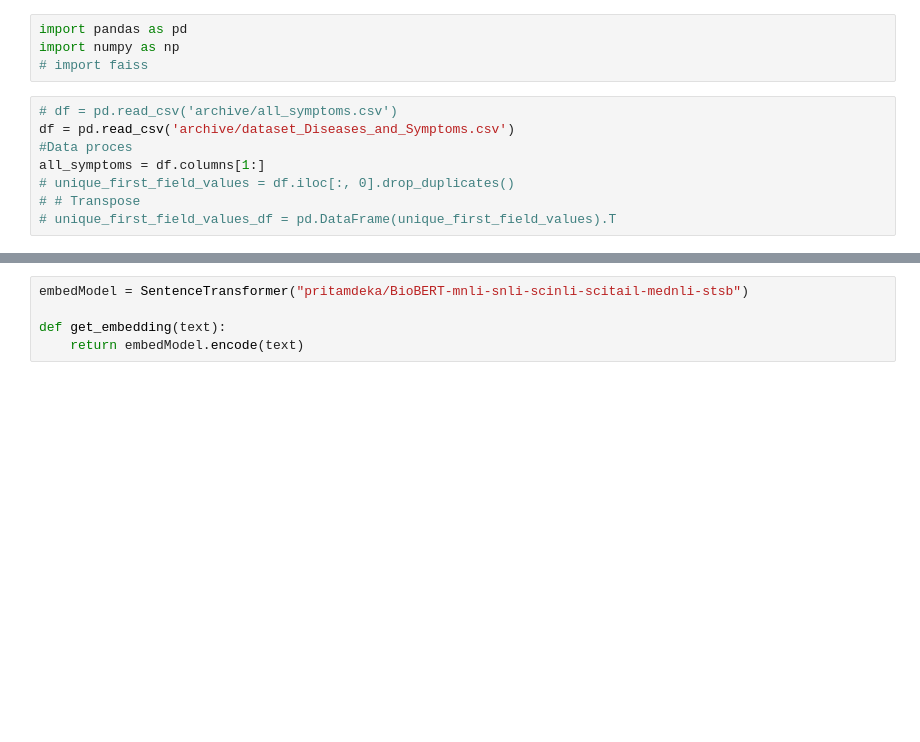
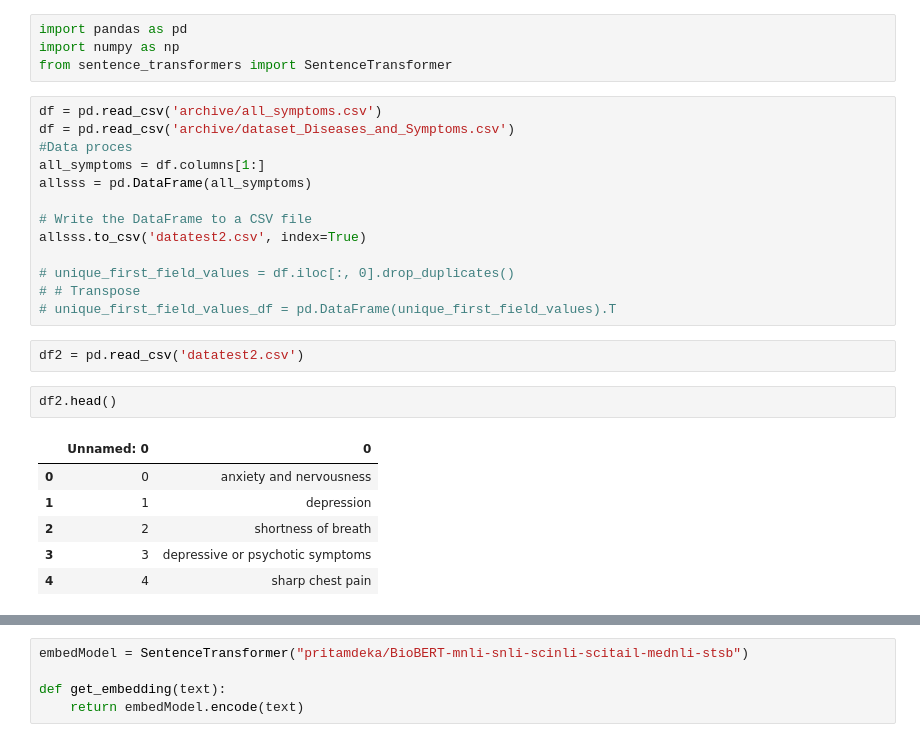
Before and after one commit to hathucanh13/Symptoms2Diseases, a Jupyter notebook: train2.ipynb, the cells around one changed output, grey strips where cells are left out. Drawn from its saved outputs; the diff is of its cells as text; blank space fills up the shorter version.

```diff
--- a/train2.ipynb
+++ b/train2.ipynb
@@ -1,12 +1,28 @@
 # %%
 import pandas as pd
 import numpy as np
-# import faiss
+from sentence_transformers import SentenceTransformer
 # %%
-# df = pd.read_csv('archive/all_symptoms.csv')
+df = pd.read_csv('archive/all_symptoms.csv')
 df = pd.read_csv('archive/dataset_Diseases_and_Symptoms.csv')
 #Data proces
 all_symptoms = df.columns[1:]
+allsss = pd.DataFrame(all_symptoms)
+
+# Write the DataFrame to a CSV file
+allsss.to_csv('datatest2.csv', index=True)
+
 # unique_first_field_values = df.iloc[:, 0].drop_duplicates()
 # # Transpose
 # unique_first_field_values_df = pd.DataFrame(unique_first_field_values).T
+# %%
+df2 = pd.read_csv('datatest2.csv')
+# %%
+df2.head()
+# %% [output]
+|  | Unnamed: 0 | 0 |
+| 0 | 0 | anxiety and nervousness |
+| 1 | 1 | depression |
+| 2 | 2 | shortness of breath |
+| 3 | 3 | depressive or psychotic symptoms |
+| 4 | 4 | sharp chest pain |
```
Also changed, not shown: parts of 10 cells of this notebook, 11 other files.
